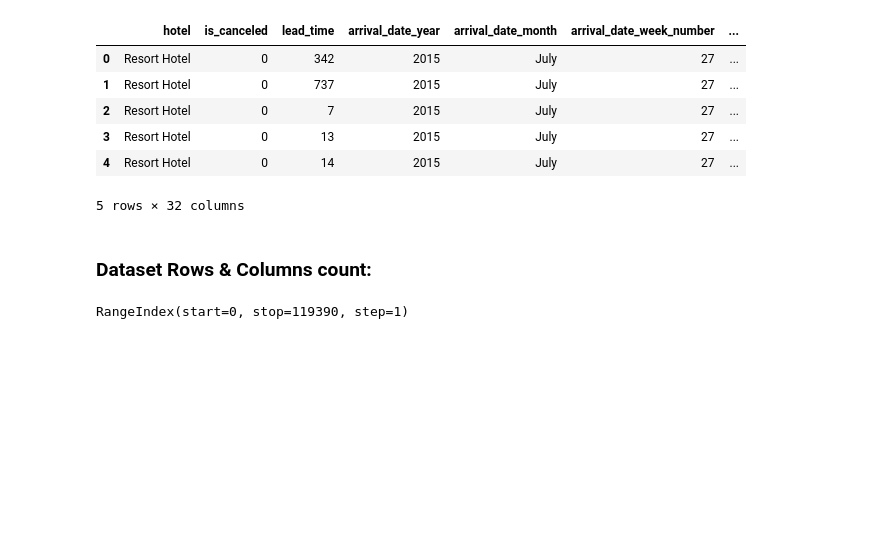
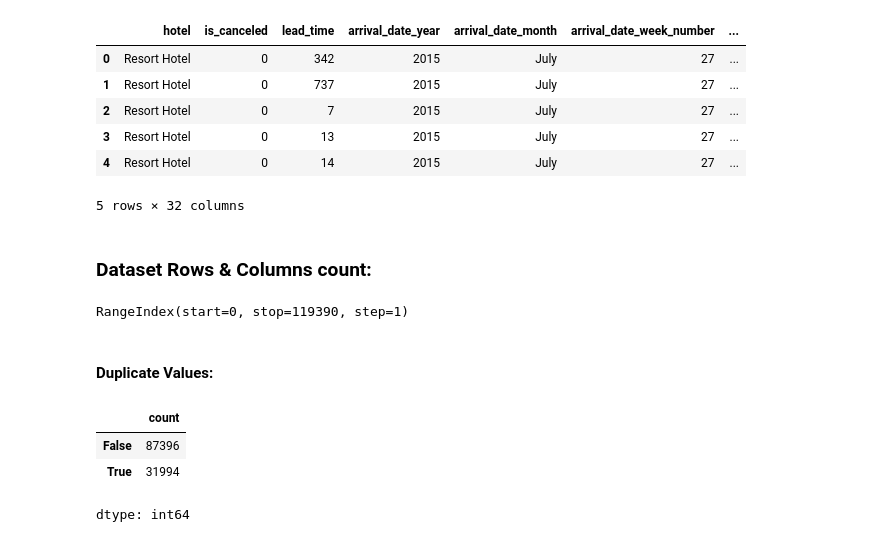
Before and after one commit to vaishnaviPatil1111/Python, a Jupyter notebook: EDA_Hotel_Booking_Project.ipynb, the cells around one changed output. Saved outputs shown, nothing was run; the diff lists cells and outputs as text; code cells hidden in the pictures; blank space fills up the shorter version.

```diff
--- a/EDA_Hotel_Booking_Project.ipynb
+++ b/EDA_Hotel_Booking_Project.ipynb
@@ -108,3 +108,13 @@ df.head()
 df.index
 # %% [output]
 RangeIndex(start=0, stop=119390, step=1)
+# %% [markdown]
+#### Duplicate Values:
+# %%
+#Finding duplicate values using count function
+df.duplicated().value_counts()
+# %% [output]
+|  | count |
+| False | 87396 |
+| True | 31994 |
+dtype: int64
```
Also changed, not shown: parts of 3 cells of this notebook.
